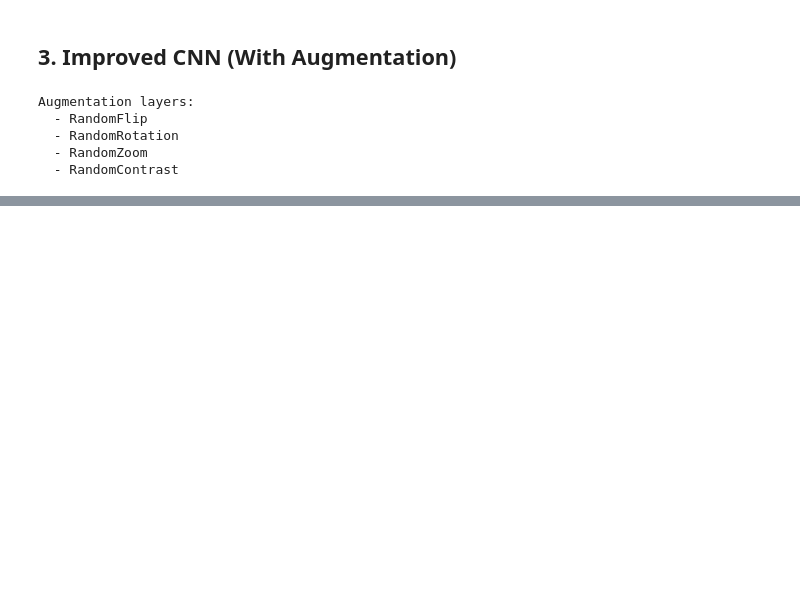
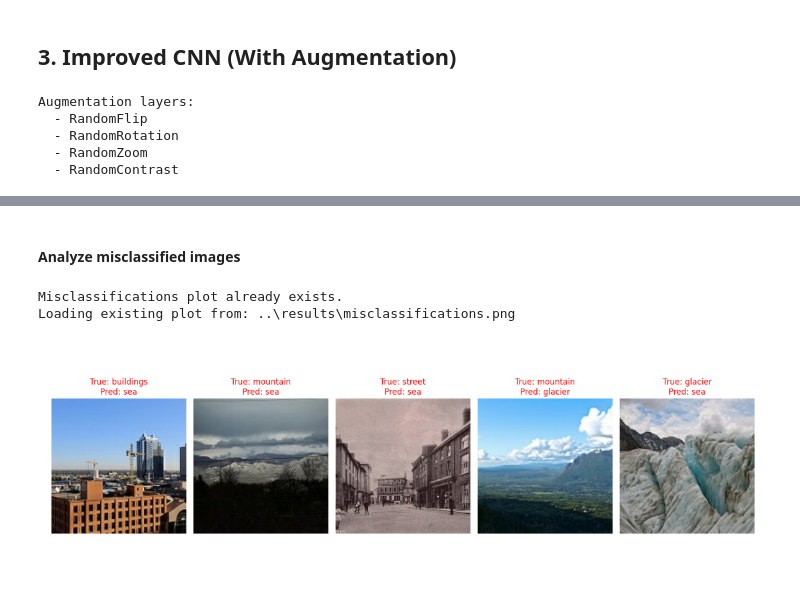
Before and after one commit to jackychen8173/AppliedAIProjects, a Jupyter notebook: mini-project-5/notebooks/cnn_classifier.ipynb, the cells around one changed output, grey strips where cells are left out. Saved outputs shown, nothing was run; the diff lists cells and outputs as text; code cells hidden in the pictures; blank space fills up the shorter version.

```diff
--- a/mini-project-5/notebooks/cnn_classifier.ipynb
+++ b/mini-project-5/notebooks/cnn_classifier.ipynb
@@ -328,0 +489,50 @@ Model: "sequential_10"
+# %% [markdown]
+#### Analyze misclassified images
+# %%
+save_path_error = os.path.join(results_dir, 'misclassifications.png')
+
+def plot_misclassifications(model, dataset, class_names, num_images=5):
+    y_true, y_pred, images_list = [], [], []
+
+    for images, labels in dataset:
+        preds = model.predict(images, verbose=0)
+        y_true.extend(labels.numpy())
+        y_pred.extend(np.argmax(preds, axis=1))
+        images_list.extend(images.numpy())
+
+    misclassified_idxs = [i for i, (t, p) in enumerate(zip(y_true, y_pred)) if t != p]
+    num_errors = len(misclassified_idxs)
+    print(f"Total Misclassified Images: {num_errors} out of {len(y_true)}")
+
+    if num_errors == 0:
+        print("No misclassifications found!")
+        return
+
+    step = max(1, num_errors // num_images)
+    selected_idxs = misclassified_idxs[::step][:num_images]
+
+    plt.figure(figsize=(15, 5))
+    for i, idx in enumerate(selected_idxs):
+        plt.subplot(1, num_images, i + 1)
+        plt.imshow(images_list[idx].astype("uint8"))
+        plt.title(f"True: {class_names[y_true[idx]]}\nPred: {class_names[y_pred[idx]]}", color='red')
+        plt.axis('off')
+    plt.tight_layout()
+    # save the plot
+    plt.savefig(save_path_error)
+    plt.show()
+
+if not os.path.exists(save_path_error):
+    plot_misclassifications(improved_model, test_ds, class_names)
+else:
+    print("Misclassifications plot already exists.")
+    print(f"Loading existing plot from: {save_path_error}")
+    img = mpimg.imread(save_path_error)
+    plt.figure(figsize=(15, 5))
+    plt.imshow(img)
+    plt.axis('off')
+    plt.show()
+# %% [output]
+Misclassifications plot already exists.
+Loading existing plot from: ..\results\misclassifications.png
+[figure, added]
```
Also changed, not shown: parts of 25 cells of this notebook, 8 other files.
